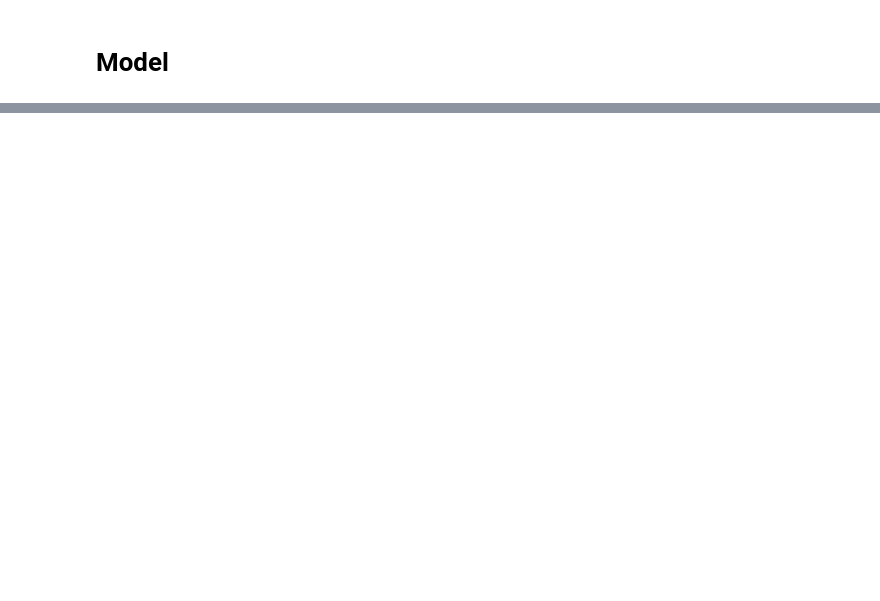
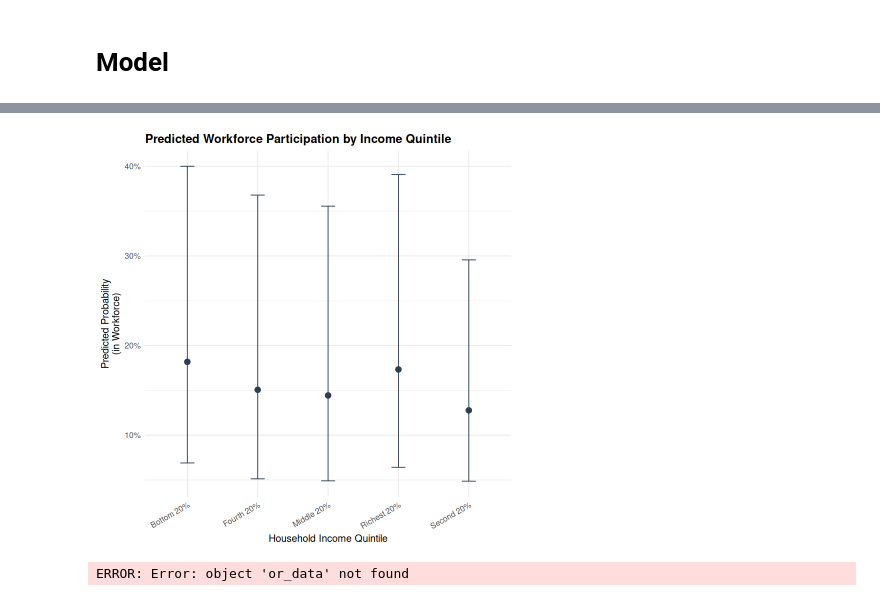
Before and after one commit to mmyousefies/gfi-iran, a Jupyter notebook: src/model.ipynb, the cells around one changed output, grey strips where cells are left out. Cells and saved outputs as stored; diff of their text form; code cells hidden in the pictures; blank space fills up the shorter version.

```diff
--- a/src/model.ipynb
+++ b/src/model.ipynb
@@ -422,0 +466,76 @@ A spec_tbl_df: 41 × 24
+# %%
+# 4a) Get predicted probabilities for "hh_income_quintile"
+pp_income <- ggeffects::ggpredict(
+  model,
+  terms = "hh_income_quintile",
+  type = "fixed"
+)
+
+# 4b) Simple bar‐style / point‐and‐error‐bar plot of predicted probabilities
+prob_income_plot <- pp_income |>
+  ggplot(aes(x = x, y = predicted)) +
+  geom_point(size = 3, color = "#2c3e50") +
+  geom_errorbar(aes(ymin = conf.low, ymax = conf.high), width = 0.2, color = "#2c3e50") +
+  scale_y_continuous(
+    name = "Predicted Probability\n(in Workforce)",
+    labels = scales::percent_format(accuracy = 1)
+  ) +
+  scale_x_discrete(name = "Household Income Quintile") +
+  labs(
+    title = "Predicted Workforce Participation by Income Quintile"
+  ) +
+  theme_minimal(base_size = 12) +
+  theme(
+    axis.text.x = element_text(angle = 30, hjust = 1),
+    plot.title = element_text(face = "bold")
+  )
+
+# Print it
+prob_income_plot
+# %% [output]
+[figure, added]
+# %%
+# 5a) Subset to three key predictors for a cleaner “bubble” look
+subset_or <- or_data |>
+  filter(predictor %in% c("Survey Year", "Education", "Account Type"))
+
+# 5b) Bubble plot: x = predictor, y = level, size = inverse CI width, color = OR
+bubble_plot <- subset_or |>
+  mutate(
+    CI_width = CI_high - CI_low,
+    size = 1 / CI_width  # narrower CI => bigger bubble
+  ) |>
+  ggplot(aes(
+    x = predictor,
+    y = fct_reorder(level, OR),
+    size = size,
+    color = OR
+  )) +
+  geom_point(alpha = 0.8) +
+  scale_color_viridis_c(
+    name = "Odds Ratio",
+    option = "B",
+    trans = "log10",
+    breaks = c(0.5, 1, 2, 4),
+    labels = scales::comma_format(accuracy = 0.1)
+  ) +
+  scale_size_continuous(
+    name = "Inverse CI Width",
+    range = c(2, 8)
+  ) +
+  labs(
+    x = NULL,
+    y = NULL,
+    title = "Bubble Plot of Odds Ratios\n(Selected Predictors)"
+  ) +
+  theme_minimal(base_size = 12) +
+  theme(
+    axis.text.y = element_text(size = 10),
+    plot.title = element_text(face = "bold"),
+    legend.position = "right"
+  )
+
+# Print it
+bubble_plot
+# %% [output]
+ERROR: Error: object 'or_data' not found
```
Also changed, not shown: parts of 60 cells of this notebook, 7 other files.
